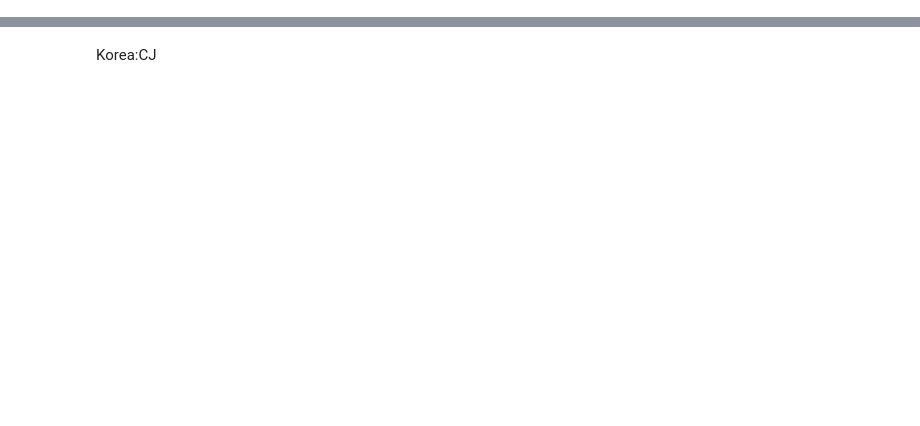
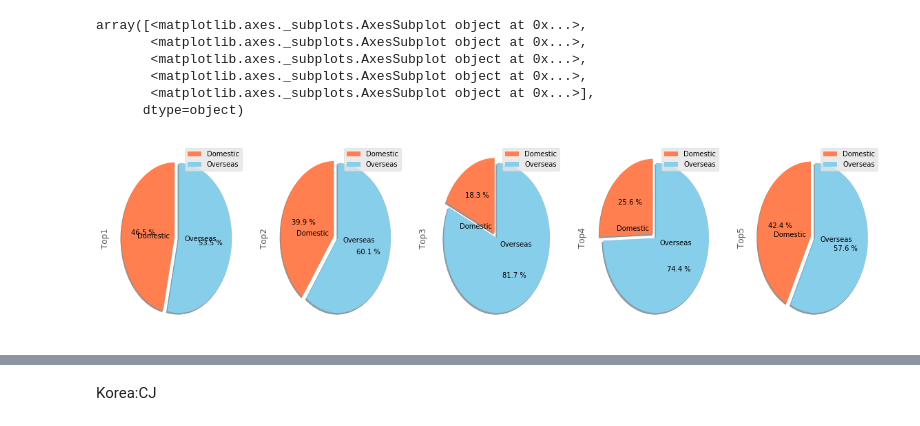
Before and after one commit to qxzhao1/STA-141b-Final-Project, a Jupyter notebook: 2017_box_office.ipynb, the cells around one changed output, grey strips where cells are left out. Saved outputs shown, nothing was run; the diff lists cells and outputs as text; code cells hidden in the pictures; blank space fills up the shorter version.

```diff
--- a/2017_box_office.ipynb
+++ b/2017_box_office.ipynb
@@ -230,0 +202,13 @@ boxoffice.head()
+# %%
+Top1to5=boxoffice.loc[0:4,['Domestic','Overseas']]
+Top1to5.index = ['Top1','Top2','Top3','Top4','Top5']
+Top1to5.T.plot.pie(subplots=True, figsize=(20, 5),autopct='%2.1f %%', colors=['coral', 'skyblue'],
+                explode = (0.08, 0),shadow=True, labeldistance=0.1, startangle = 90,pctdistance = 0.6)
+# %% [output]
+array([<matplotlib.axes._subplots.AxesSubplot object at 0x...>,
+       <matplotlib.axes._subplots.AxesSubplot object at 0x...>,
+       <matplotlib.axes._subplots.AxesSubplot object at 0x...>,
+       <matplotlib.axes._subplots.AxesSubplot object at 0x...>,
+       <matplotlib.axes._subplots.AxesSubplot object at 0x...>],
+      dtype=object)
+[figure, added]
```
Also changed, not shown: parts of 65 cells of this notebook.
